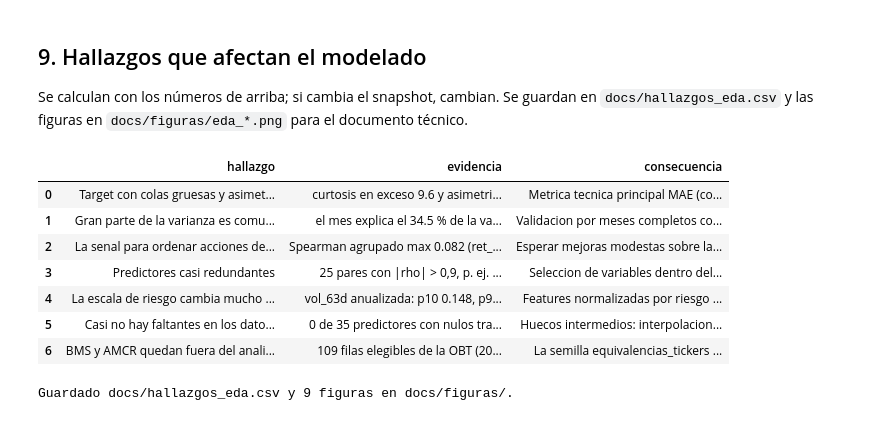
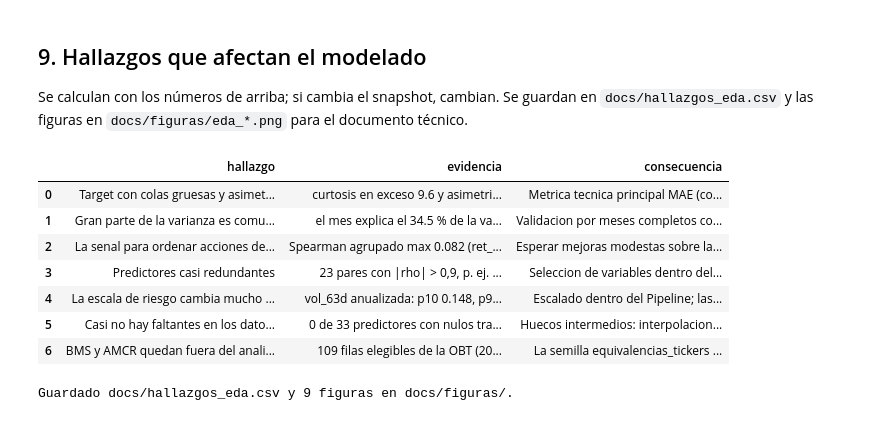
Before and after one commit to ErickNaunay/data-science-end-to-end, a Jupyter notebook: psets/pset-03/notebooks/01_eda.ipynb, the cells around one changed output. Cells and saved outputs as stored; diff of their text form; code cells hidden in the pictures.

```diff
--- a/psets/pset-03/notebooks/01_eda.ipynb
+++ b/psets/pset-03/notebooks/01_eda.ipynb
@@ -41,7 +41,7 @@ RAIZ = Path.cwd().resolve()
 RAIZ = RAIZ.parent if RAIZ.name == 'notebooks' else RAIZ
 sys.path.insert(0, str(RAIZ))
 from src.datos import cargar
-from src.pipeline import (preparar, dividir, EXCLUIDAS, FEATURES, FEATURES_OBT, BASE, F1_LOG, F1_PCT, DERIVADAS, FUGA,
+from src.pipeline import (preparar, dividir, EXCLUIDAS, FEATURES_OBT, BASE, F1_LOG, F1_PCT, DERIVADAS, FUGA,
                           TARGET, OBT_MES_PSET2, OBT_MES_F1)
 from src.modelos.tabulares import DE_MERCADO
 
@@ -52,8 +52,9 @@ FIG = RAIZ / 'docs/figuras'; FIG.mkdir(parents=True, exist_ok=True)
 def guardar(fig, nombre):
     fig.savefig(FIG / f'eda_{nombre}.png', dpi=130, bbox_inches='tight')
 
+FEATURES = FEATURES_OBT             # el EDA mira los 33 predictores de la OBT; las derivadas se disenan en 02
 obt, meta = cargar()
-datos = preparar(obt)               # elegibles con objetivo + 2 derivadas
+datos = preparar(obt)               # elegibles con objetivo + derivadas (notebook 02)
 train, holdout = dividir(datos)     # corte en el tiempo: objetivo hasta 2023-12 / desde 2024-01; luego interpola huecos
 y = train[TARGET]
 print(json.dumps({'tabla': meta['tabla'], 'sha256': meta['sha256'][:16], 'snapshot_utc': meta['snapshot_utc'][:19],
@@ -589,7 +591,8 @@ agrega('Target con colas gruesas y asimetria negativa',
 agrega('Gran parte de la varianza es comun a todas las acciones del mes',
        f'el mes explica el {100 * entre:.1f} % de la varianza del target; dispersion entre acciones entre {por_mes.dispersion.quantile(.1):.3f} y {por_mes.dispersion.quantile(.9):.3f} (p10-p90)',
        'Validacion por meses completos con purga (nunca KFold aleatorio de filas); evaluar el ranking dentro de cada mes (IC) '
-       'y usar el rango transversal de las features (RangoTransversal) para que el modelo aprenda que acciones ganan a las otras, no el mercado.')
+       'y usar el rango transversal de las features (RangoTransversal) para que el modelo aprenda que acciones ganan a las otras, no el mercado. '
+       'Para el MAE el nivel del mes importa: features de mes dispersion_mes y mes calendario del objetivo (notebook 02).')
 n_sig = int((rel.ic_t.abs() >= 2).sum())
 agrega('La senal para ordenar acciones dentro del mes es debil',
        f'Spearman agrupado max {rel.spearman.abs().max():.3f} ({rel.spearman.abs().idxmax()}), pero IC medio dentro del mes max '
@@ -600,36 +603,36 @@ agrega('Predictores casi redundantes',
        f"{int((pares > 0.9).sum())} pares con |rho| > 0,9, p. ej. {', '.join(f'{a}~{b}' for a, b in pares.index[:3])}; "
        f"rango {rango} de {len(FEATURES)}: {len(dependencias)} combinaciones lineales exactas por construccion ({' | '.join(dependencias)})",
        'Seleccion de variables dentro del Pipeline (SelectKBest ajustado por pliegue) y modelos regularizados; en modelos lineales sin '
        'regularizacion quitar una variable de cada combinacion exacta (decision de features, notebook 02); no interpretar coeficientes uno a uno.')
 v = train.vol_63d
 agrega('La escala de riesgo cambia mucho entre acciones y en el tiempo',
        f'vol_63d anualizada: p10 {v.quantile(.1):.3f}, p90 {v.quantile(.9):.3f} (razon {v.quantile(.9) / v.quantile(.1):.1f}x)',
-       'Features normalizadas por riesgo (momentum_por_riesgo, vol_relativa; notebook 02) y escalado dentro del Pipeline.')
+       'Escalado dentro del Pipeline; las derivadas normalizadas por riesgo (momentum_por_riesgo, vol_relativa) se probaron en 02 y no bajan el MAE.')
 falt_pred = f_tr.drop(TARGET)
 agrega('Casi no hay faltantes en los datos de entrenamiento',
        f"{int((falt_pred > 0).sum())} de {len(falt_pred)} predictores con nulos tras excluir {', '.join(EXCLUIDAS)} (maximo {falt_pred.max():.3f} %)",
        'Huecos intermedios: interpolacion lineal por accion a cada lado del corte; inicio o final: mediana dentro del Pipeline. '
        'No hace falta descartar variables por faltantes.')
 agrega('BMS y AMCR quedan fuera del analisis (H19)',
        f"{len(ex)} filas elegibles de la OBT ({ex.anio_mes.min()}..{ex.anio_mes.max()}); AMCR 2012-2014 con barras de solo cierre",
        'La semilla equivalencias_tickers trata la compra de Bemis por Amcor como cambio de simbolo; corregir en el pipeline (H19).')
 planas = train[(train.vol_21d == 0) | (train.volumen_prom_21d == 0)]
 if len(planas):
     agrega('Hay filas elegibles con precio plano y sin volumen',
            f"{len(planas)} fila(s): " + ', '.join(f'{r.ticker} {r.anio_mes}' for r in planas.head(5).itertuples()) + ' con vol_21d = 0 o volumen_prom_21d = 0',
            'Parecen datos de relleno de la fuente (sin negociacion real): excluirlas en elegible (pipeline) o en preparar(); revisar la accion en Yahoo.')
 hallazgos = pd.DataFrame(H)
 with pd.option_context('display.max_colwidth', 220):
     display(hallazgos)
 hallazgos.to_csv(RAIZ / 'docs/hallazgos_eda.csv', index=False)
 print(f'Guardado docs/hallazgos_eda.csv y {len(list(FIG.glob("eda_*.png")))} figuras en docs/figuras/.')
 # %% [output]
 |  | hallazgo | evidencia | consecuencia |
 | 0 | Target con colas gruesas y asimet... | curtosis en exceso 9.6 y asimetri... | Metrica tecnica principal MAE (co... |
 | 1 | Gran parte de la varianza es comu... | el mes explica el 34.5 % de la va... | Validacion por meses completos co... |
 | 2 | La senal para ordenar acciones de... | Spearman agrupado max 0.082 (ret_... | Esperar mejoras modestas sobre la... |
-| 3 | Predictores casi redundantes | 25 pares con |rho| > 0,9, p. ej. ... | Seleccion de variables dentro del... |
-| 4 | La escala de riesgo cambia mucho ... | vol_63d anualizada: p10 0.148, p9... | Features normalizadas por riesgo ... |
-| 5 | Casi no hay faltantes en los dato... | 0 de 35 predictores con nulos tra... | Huecos intermedios: interpolacion... |
+| 3 | Predictores casi redundantes | 23 pares con |rho| > 0,9, p. ej. ... | Seleccion de variables dentro del... |
+| 4 | La escala de riesgo cambia mucho ... | vol_63d anualizada: p10 0.148, p9... | Escalado dentro del Pipeline; las... |
+| 5 | Casi no hay faltantes en los dato... | 0 de 33 predictores con nulos tra... | Huecos intermedios: interpolacion... |
 | 6 | BMS y AMCR quedan fuera del anali... | 109 filas elegibles de la OBT (20... | La semilla equivalencias_tickers ... |
 Guardado docs/hallazgos_eda.csv y 9 figuras en docs/figuras/.
```
Also changed, not shown: parts of 7 cells of this notebook, 12 other files.
